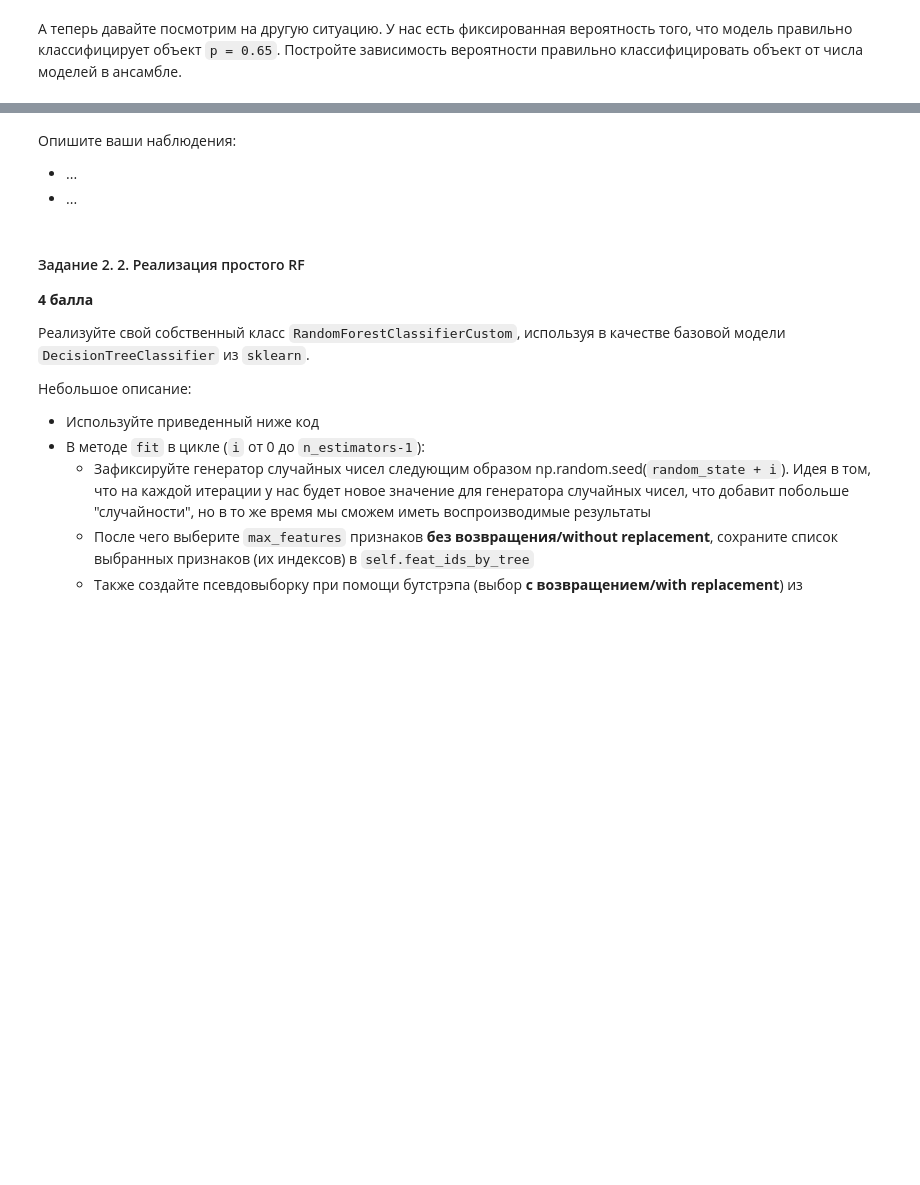
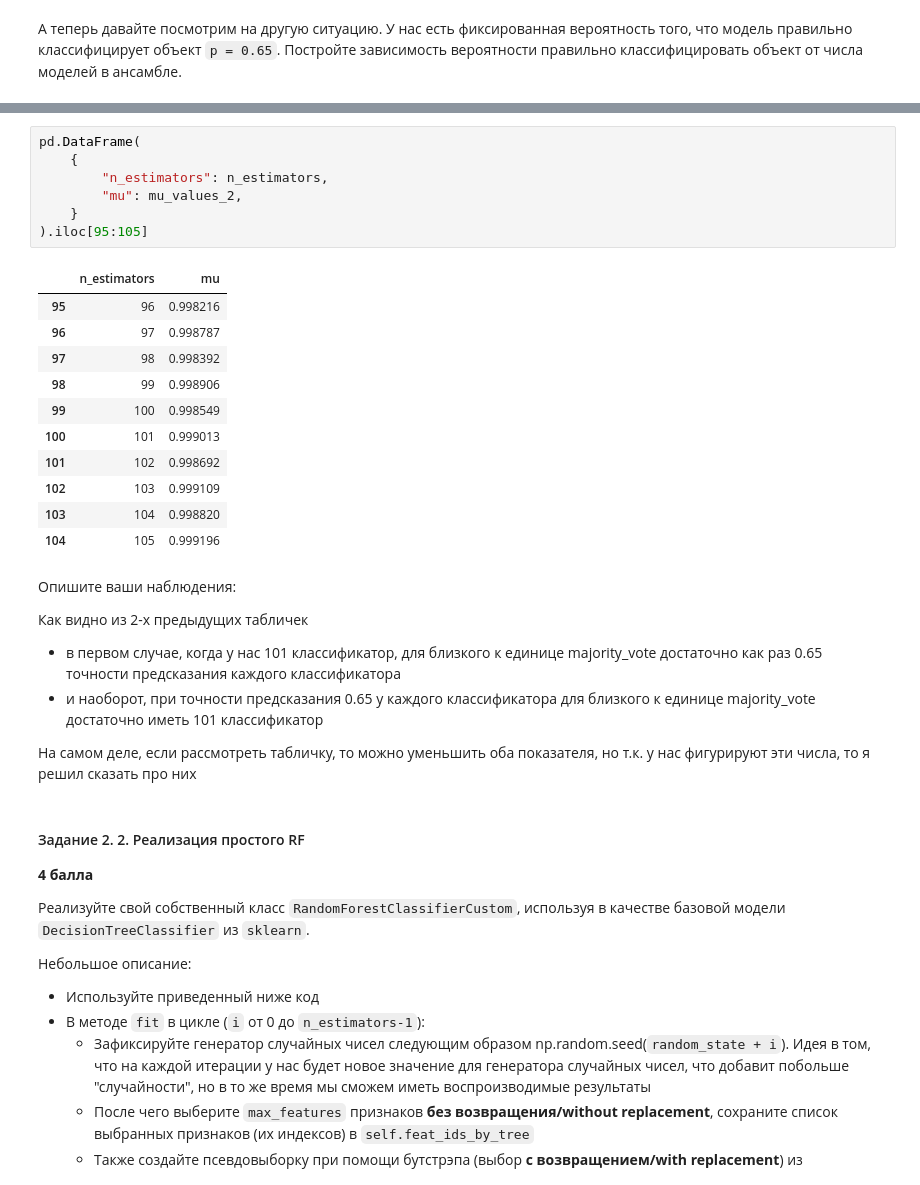
Before and after one commit to ArtemVaska/BI-ML-2024, a Jupyter notebook: lecture_5_ensemples/homework/code/Ensembles.ipynb, the cells around one changed output, grey strips where cells are left out. Saved outputs shown, nothing was run; the diff lists cells and outputs as text; blank space fills up the shorter version.

```diff
--- a/lecture_5_ensemples/homework/code/Ensembles.ipynb
+++ b/lecture_5_ensemples/homework/code/Ensembles.ipynb
@@ -105,8 +151,31 @@ $$ \large \mu = \sum_ {i = 51} ^ {101} C_{101} ^ ip ^ i (1-p) ^ {101-i} $$
+# %%
+pd.DataFrame(
+    {
+        "n_estimators": n_estimators,
+        "mu": mu_values_2,
+    }
+).iloc[95:105]
+# %% [output]
+|  | n_estimators | mu |
+| 95 | 96 | 0.998216 |
+| 96 | 97 | 0.998787 |
+| 97 | 98 | 0.998392 |
+| 98 | 99 | 0.998906 |
+| 99 | 100 | 0.998549 |
+| 100 | 101 | 0.999013 |
+| 101 | 102 | 0.998692 |
+| 102 | 103 | 0.999109 |
+| 103 | 104 | 0.998820 |
+| 104 | 105 | 0.999196 |
 # %% [markdown]
 Опишите ваши наблюдения:
 
-* ...
-* ...
+Как видно из 2-х предыдущих табличек
+
+* в первом случае, когда у нас 101 классификатор, для близкого к единице majority_vote достаточно как раз 0.65 точности предсказания каждого классификатора
+* и наоборот, при точности предсказания 0.65 у каждого классификатора для близкого к единице majority_vote достаточно иметь 101 классификатор
+
+На самом деле, если рассмотреть табличку, то можно уменьшить оба показателя, но т.к. у нас фигурируют эти числа, то я решил сказать про них
 # %% [markdown]
 #### Задание 2. 2. Реализация простого RF
 
```
Also changed, not shown: parts of 8 cells of this notebook.
